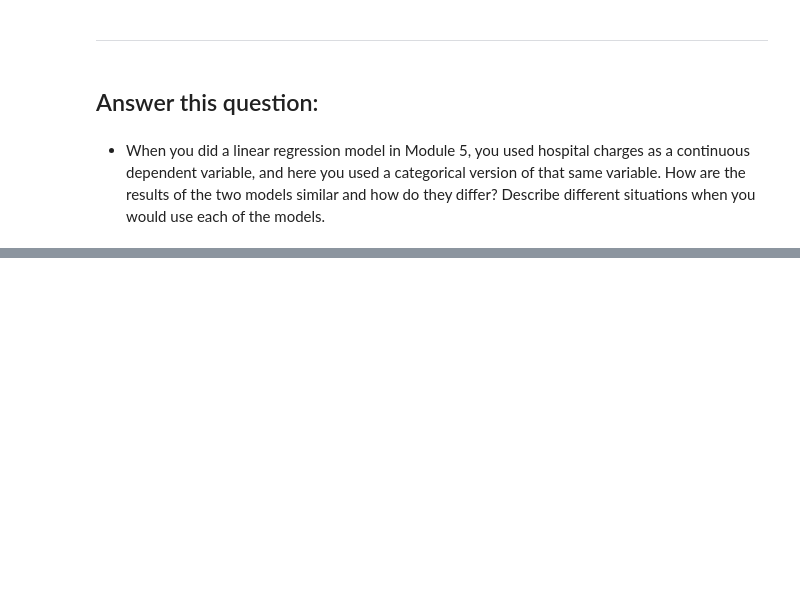
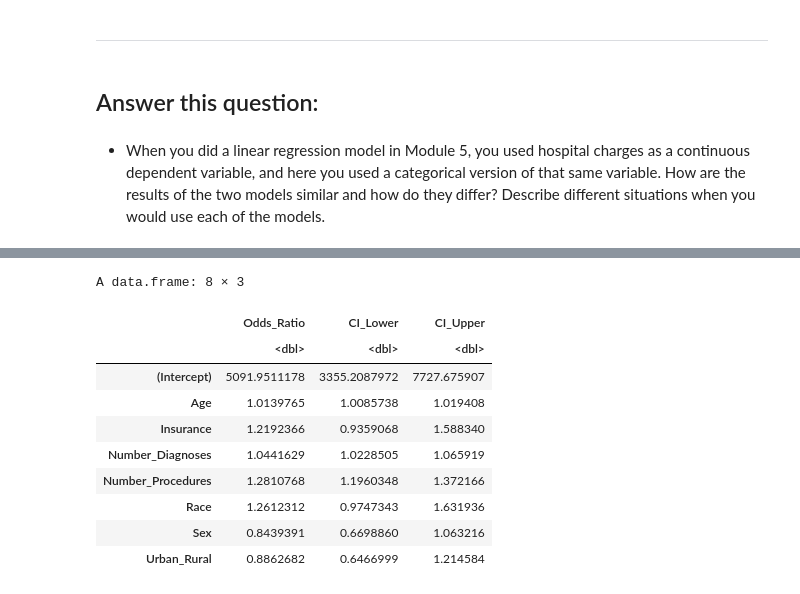
Before and after one commit to tyg3rr/HM878-Biostats, a Jupyter notebook: Problem Set 4 LogReg Failed Assumptions .ipynb, the cells around one changed output, grey strips where cells are left out. Drawn from its saved outputs; the diff is of its cells as text; code cells hidden in the pictures; blank space fills up the shorter version.

```diff
--- a/Problem Set 4 LogReg Failed Assumptions .ipynb
+++ b/Problem Set 4 LogReg Failed Assumptions .ipynb
@@ -475,3 +1165,17 @@ Pearson Goodness of Fit Test
 ## Answer this question:
 # %% [markdown]
 - When you did a linear regression model in Module 5, you used hospital charges as a continuous dependent variable, and here you used a categorical version of that same variable. How are the results of the two models similar and how do they differ? Describe different situations when you would use each of the models.
+# %%
+mod6 <- lm(log(HospCharges) ~
+    Age +
+    #Income_Zip +
+    Insurance +
+    Number_Diagnoses +
+    Number_Procedures +
+    Race +
+    Sex +
+    Urban_Rural
+    ,data=df
+    ,weights = Weighting
+)
+summary(mod6)
@@ -477,0 +1200,20 @@ Pearson Goodness of Fit Test
+# %%
+# Best-fit continuous
+
+data.frame(
+    Odds_Ratio = exp(coef(mod6)),
+    CI_Lower = exp(confint(mod6))[,1],
+    CI_Upper = exp(confint(mod6))[,2]
+    )
+# %% [output]
+A data.frame: 8 × 3
+|  | Odds_Ratio | CI_Lower | CI_Upper |
+|  | <dbl> | <dbl> | <dbl> |
+| (Intercept) | 5091.9511178 | 3355.2087972 | 7727.675907 |
+| Age | 1.0139765 | 1.0085738 | 1.019408 |
+| Insurance | 1.2192366 | 0.9359068 | 1.588340 |
+| Number_Diagnoses | 1.0441629 | 1.0228505 | 1.065919 |
+| Number_Procedures | 1.2810768 | 1.1960348 | 1.372166 |
+| Race | 1.2612312 | 0.9747343 | 1.631936 |
+| Sex | 0.8439391 | 0.6698860 | 1.063216 |
+| Urban_Rural | 0.8862682 | 0.6466999 | 1.214584 |
```
Also changed, not shown: parts of 53 cells of this notebook.
